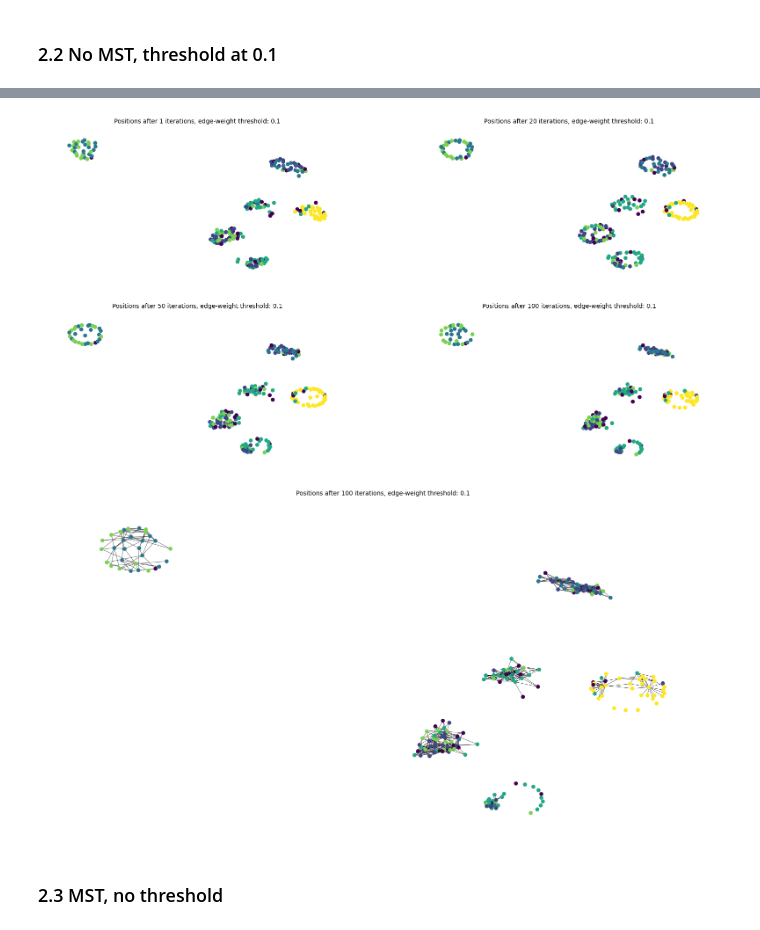
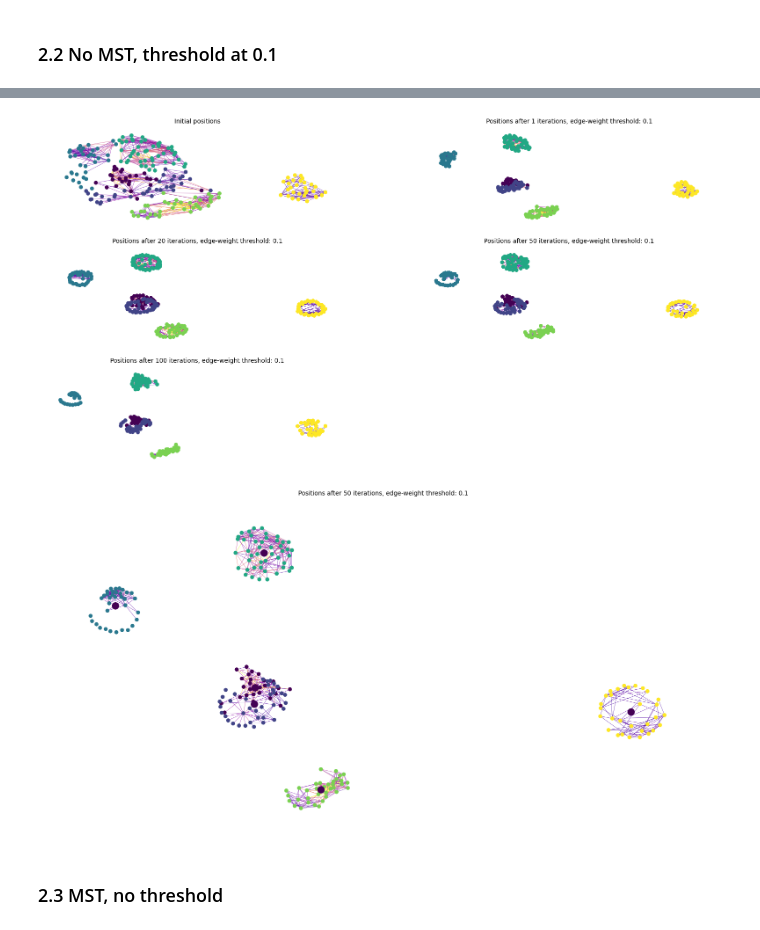
Before and after one commit to kohaupt/modDR, a Jupyter notebook: src/notebook/20250417_notebook_uci50_local_louvain.ipynb, the cells around one changed output, grey strips where cells are left out. Drawn from its saved outputs; the diff is of its cells as text; code cells hidden in the pictures.

Commit message:
refactor: Improve computation & visualization of louvain-partition-centers

```diff
--- a/src/notebook/20250417_notebook_uci50_local_louvain.ipynb
+++ b/src/notebook/20250417_notebook_uci50_local_louvain.ipynb
@@ -214,0 +107,5 @@ visualization.display_graphs([embeddings[3]],
+# %%
+embeddings, partition_dict = processing.compute_local_force_directed(
+    connectivity_umap_knn_nx,
+    umap_embedding,
+    [1, 20, 50, 100])
@@ -214,0 +129,3 @@ visualization.display_graphs([embeddings[3]],
+# %%
+# partition_values = embeddings[0].labels
+partition_values = set(partition_dict.values())
@@ -215,2 +154,8 @@ visualization.display_graphs([embeddings[3]],
 # %% [markdown]
 ### 2.2 No MST, threshold at 0.1
+# %%
+embeddings_threshold, _ = processing.compute_local_force_directed(
+    connectivity_umap_knn_nx,
+    umap_embedding,
+    [1, 20, 50, 100],
+    threshold=0.1)
@@ -217,21 +179,22 @@ visualization.display_graphs([embeddings[3]],
 # %%
 visualization.display_graphs(embeddings_threshold,
                              figsize_columns=2,
                              figsize=(20, 10),
-                             show_edges=False,
+                             show_edges=True,
                              cmap='viridis',
                              cbar_labels=partition_values,
                              show_cbar=False)
 # %% [output]
-[figure, old version]
+[figure, new version]
 # %%
 visualization.display_graphs([embeddings_threshold[3]],
                              figsize_columns=1,
                              figsize=(20, 10),
                              cmap='viridis',
                              cbar_labels=partition_values,
-                             show_cbar=False)
+                             show_cbar=False,
+                             show_partition_centers=True)
 # %% [output]
-[figure, old version]
+[figure, new version]
 # %% [markdown]
 ### 2.3 MST, no threshold
```
Also changed, not shown: parts of 33 cells of this notebook, 3 other files.
